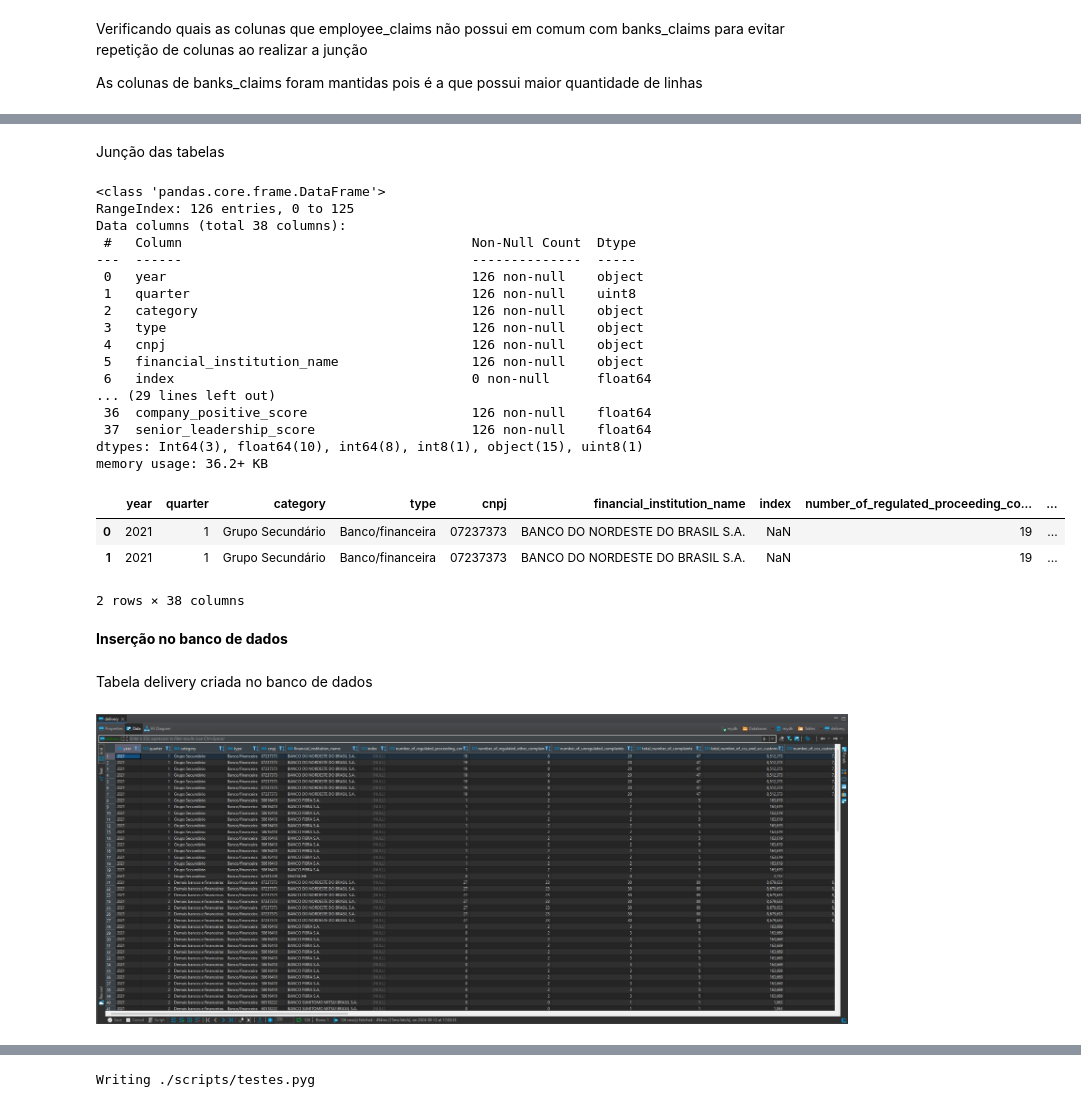
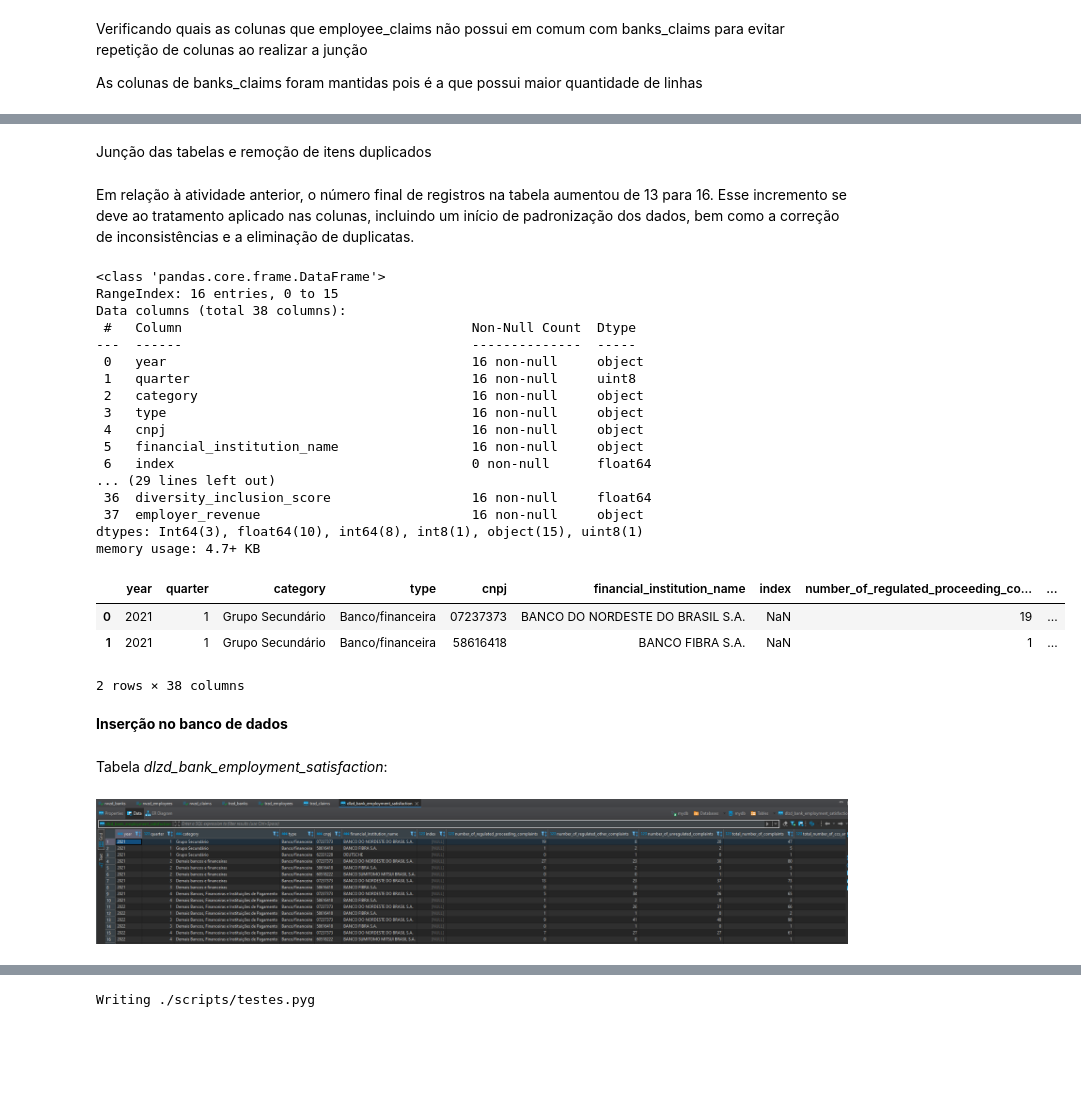
Before and after one commit to Squinelato/eEDB-011-2024-3, a Jupyter notebook: Atividade 02/etl.ipynb, the cells around one changed output, grey strips where cells are left out. Saved outputs shown, nothing was run; the diff lists cells and outputs as text; code cells hidden in the pictures; blank space fills up the shorter version.

Commit message:
feat: delivery layer finished

```diff
--- a/Atividade 02/etl.ipynb
+++ b/Atividade 02/etl.ipynb
@@ -587,39 +587,43 @@ columns_to_add_employee_claims
  'bank_document_id']
 # %% [markdown]
-Junção das tabelas
+Junção das tabelas e remoção de itens duplicados
 # %%
-banks_consolidated = pd.merge(
+dlzd_bank_employment_satisfaction = pd.merge(
     banks_claims,
     employee_claims[columns_to_add_employee_claims],
     on='bank_document_id',
     how='inner'
 )
+
+dlzd_bank_employment_satisfaction.drop_duplicates(ignore_index=True, inplace=True)
+# %% [markdown]
+Em relação à atividade anterior, o número final de registros na tabela aumentou de 13 para 16. Esse incremento se deve ao tratamento aplicado nas colunas, incluindo um início de padronização dos dados, bem como a correção de inconsistências e a eliminação de duplicatas.
 # %%
-banks_consolidated.info()
+dlzd_bank_employment_satisfaction.info()
 # %% [output]
 <class 'pandas.core.frame.DataFrame'>
-RangeIndex: 126 entries, 0 to 125
+RangeIndex: 16 entries, 0 to 15
 Data columns (total 38 columns):
  #   Column                                     Non-Null Count  Dtype
 ---  ------                                     --------------  -----
- 0   year                                       126 non-null    object
- 1   quarter                                    126 non-null    uint8
- 2   category                                   126 non-null    object
- 3   type                                       126 non-null    object
- 4   cnpj                                       126 non-null    object
- 5   financial_institution_name                 126 non-null    object
+ 0   year                                       16 non-null     object
+ 1   quarter                                    16 non-null     uint8
+ 2   category                                   16 non-null     object
+ 3   type                                       16 non-null     object
+ 4   cnpj                                       16 non-null     object
+ 5   financial_institution_name                 16 non-null     object
  6   index                                      0 non-null      float64
 ... (29 lines left out)
- 36  company_positive_score                     126 non-null    float64
- 37  senior_leadership_score                    126 non-null    float64
+ 36  diversity_inclusion_score                  16 non-null     float64
+ 37  employer_revenue                           16 non-null     object
 dtypes: Int64(3), float64(10), int64(8), int8(1), object(15), uint8(1)
-memory usage: 36.2+ KB
+memory usage: 4.7+ KB
 # %%
-banks_consolidated.head(2)
+dlzd_bank_employment_satisfaction.head(2)
 # %% [output]
 |  | year | quarter | category | type | cnpj | financial_institution_name | index | number_of_regulated_proceeding_co... | ... |
 | 0 | 2021 | 1 | Grupo Secundário | Banco/financeira | 07237373 | BANCO DO NORDESTE DO BRASIL S.A. | NaN | 19 | ... |
-| 1 | 2021 | 1 | Grupo Secundário | Banco/financeira | 07237373 | BANCO DO NORDESTE DO BRASIL S.A. | NaN | 19 | ... |
+| 1 | 2021 | 1 | Grupo Secundário | Banco/financeira | 58616418 | BANCO FIBRA S.A. | NaN | 1 | ... |
 2 rows × 38 columns
 # %% [markdown]
 **Inserção no banco de dados**
@@ -631,4 +635,4 @@ with engine.begin() as conn:
-# %% [markdown]
-Tabela delivery criada no banco de dados
+# %% [markdown]
+Tabela *dlzd_bank_employment_satisfaction*:
 # %% [markdown]
-![image.png](attachment:image.png)
+![image-2.png](attachment:image-2.png)
```
Also changed, not shown: parts of 23 cells of this notebook.
